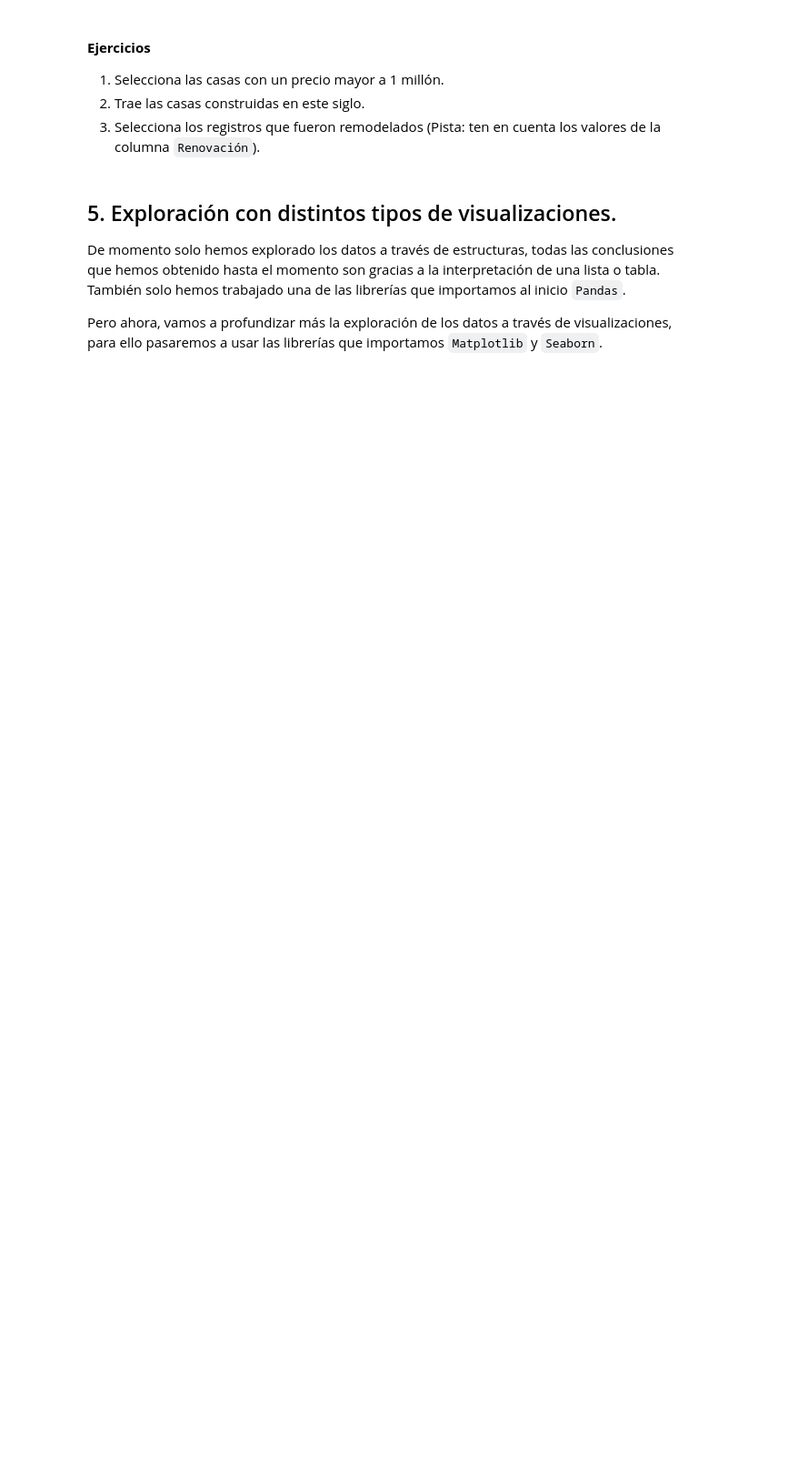
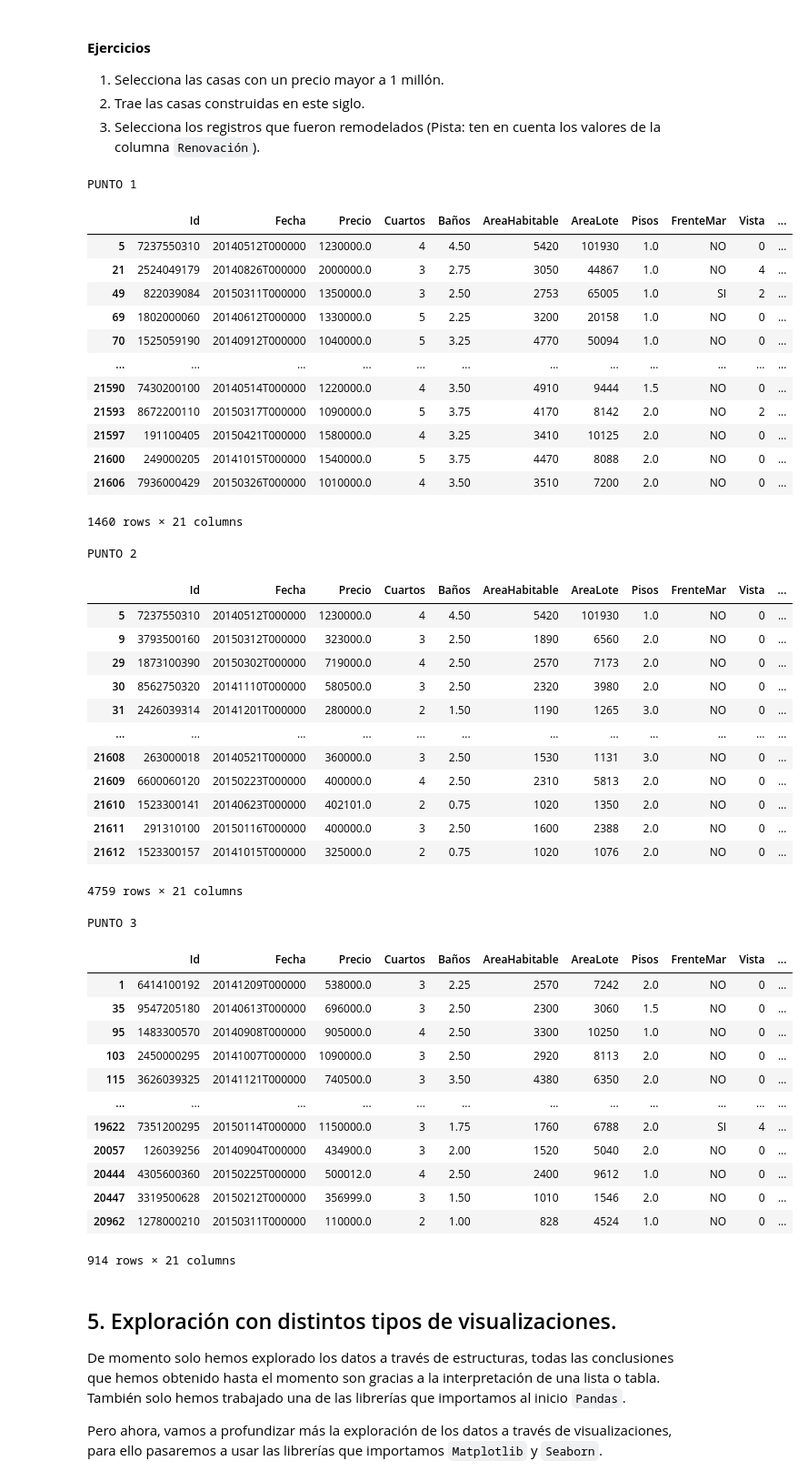
Before and after one commit to Kazzu00/MaterialDeClase-ISIS-2611, a Jupyter notebook: Prácticas/Exploración de datos/ManipulacionExploracionCalidad.ipynb, the cells around one changed output. Shown at 91% size. Cells and saved outputs as stored; diff of their text form; code cells hidden in the pictures; blank space fills up the shorter version.

```diff
--- a/Prácticas/Exploración de datos/ManipulacionExploracionCalidad.ipynb
+++ b/Prácticas/Exploración de datos/ManipulacionExploracionCalidad.ipynb
@@ -304,12 +442,58 @@ data.loc[data.loc[:,'Baños']>1]
 # %%
 # Punto 1
 print("PUNTO 1")
+display(data.loc[data.loc[:,'Precio']> 1000000])
 
 # Punto 2
 print("PUNTO 2")
+display(data.loc[data.loc[:,'Años'] >= 2000])
 
 # Punto 3
 print("PUNTO 3")
+display(data.loc[data.loc[:,'Renovación'] >= 1])
+# %% [output]
+PUNTO 1
+|  | Id | Fecha | Precio | Cuartos | Baños | AreaHabitable | AreaLote | Pisos | FrenteMar | Vista | ... |
+| 5 | 7237550310 | 20140512T000000 | 1230000.0 | 4 | 4.50 | 5420 | 101930 | 1.0 | NO | 0 | ... |
+| 21 | 2524049179 | 20140826T000000 | 2000000.0 | 3 | 2.75 | 3050 | 44867 | 1.0 | NO | 4 | ... |
+| 49 | 822039084 | 20150311T000000 | 1350000.0 | 3 | 2.50 | 2753 | 65005 | 1.0 | SI | 2 | ... |
+| 69 | 1802000060 | 20140612T000000 | 1330000.0 | 5 | 2.25 | 3200 | 20158 | 1.0 | NO | 0 | ... |
+| 70 | 1525059190 | 20140912T000000 | 1040000.0 | 5 | 3.25 | 4770 | 50094 | 1.0 | NO | 0 | ... |
+| ... | ... | ... | ... | ... | ... | ... | ... | ... | ... | ... | ... |
+| 21590 | 7430200100 | 20140514T000000 | 1220000.0 | 4 | 3.50 | 4910 | 9444 | 1.5 | NO | 0 | ... |
+| 21593 | 8672200110 | 20150317T000000 | 1090000.0 | 5 | 3.75 | 4170 | 8142 | 2.0 | NO | 2 | ... |
+| 21597 | 191100405 | 20150421T000000 | 1580000.0 | 4 | 3.25 | 3410 | 10125 | 2.0 | NO | 0 | ... |
+| 21600 | 249000205 | 20141015T000000 | 1540000.0 | 5 | 3.75 | 4470 | 8088 | 2.0 | NO | 0 | ... |
+| 21606 | 7936000429 | 20150326T000000 | 1010000.0 | 4 | 3.50 | 3510 | 7200 | 2.0 | NO | 0 | ... |
+1460 rows × 21 columns
+PUNTO 2
+|  | Id | Fecha | Precio | Cuartos | Baños | AreaHabitable | AreaLote | Pisos | FrenteMar | Vista | ... |
+| 5 | 7237550310 | 20140512T000000 | 1230000.0 | 4 | 4.50 | 5420 | 101930 | 1.0 | NO | 0 | ... |
+| 9 | 3793500160 | 20150312T000000 | 323000.0 | 3 | 2.50 | 1890 | 6560 | 2.0 | NO | 0 | ... |
+| 29 | 1873100390 | 20150302T000000 | 719000.0 | 4 | 2.50 | 2570 | 7173 | 2.0 | NO | 0 | ... |
+| 30 | 8562750320 | 20141110T000000 | 580500.0 | 3 | 2.50 | 2320 | 3980 | 2.0 | NO | 0 | ... |
+| 31 | 2426039314 | 20141201T000000 | 280000.0 | 2 | 1.50 | 1190 | 1265 | 3.0 | NO | 0 | ... |
+| ... | ... | ... | ... | ... | ... | ... | ... | ... | ... | ... | ... |
+| 21608 | 263000018 | 20140521T000000 | 360000.0 | 3 | 2.50 | 1530 | 1131 | 3.0 | NO | 0 | ... |
+| 21609 | 6600060120 | 20150223T000000 | 400000.0 | 4 | 2.50 | 2310 | 5813 | 2.0 | NO | 0 | ... |
+| 21610 | 1523300141 | 20140623T000000 | 402101.0 | 2 | 0.75 | 1020 | 1350 | 2.0 | NO | 0 | ... |
+| 21611 | 291310100 | 20150116T000000 | 400000.0 | 3 | 2.50 | 1600 | 2388 | 2.0 | NO | 0 | ... |
+| 21612 | 1523300157 | 20141015T000000 | 325000.0 | 2 | 0.75 | 1020 | 1076 | 2.0 | NO | 0 | ... |
+4759 rows × 21 columns
+PUNTO 3
+|  | Id | Fecha | Precio | Cuartos | Baños | AreaHabitable | AreaLote | Pisos | FrenteMar | Vista | ... |
+| 1 | 6414100192 | 20141209T000000 | 538000.0 | 3 | 2.25 | 2570 | 7242 | 2.0 | NO | 0 | ... |
+| 35 | 9547205180 | 20140613T000000 | 696000.0 | 3 | 2.50 | 2300 | 3060 | 1.5 | NO | 0 | ... |
+| 95 | 1483300570 | 20140908T000000 | 905000.0 | 4 | 2.50 | 3300 | 10250 | 1.0 | NO | 0 | ... |
+| 103 | 2450000295 | 20141007T000000 | 1090000.0 | 3 | 2.50 | 2920 | 8113 | 2.0 | NO | 0 | ... |
+| 115 | 3626039325 | 20141121T000000 | 740500.0 | 3 | 3.50 | 4380 | 6350 | 2.0 | NO | 0 | ... |
+| ... | ... | ... | ... | ... | ... | ... | ... | ... | ... | ... | ... |
+| 19622 | 7351200295 | 20150114T000000 | 1150000.0 | 3 | 1.75 | 1760 | 6788 | 2.0 | SI | 4 | ... |
+| 20057 | 126039256 | 20140904T000000 | 434900.0 | 3 | 2.00 | 1520 | 5040 | 2.0 | NO | 0 | ... |
+| 20444 | 4305600360 | 20150225T000000 | 500012.0 | 4 | 2.50 | 2400 | 9612 | 1.0 | NO | 0 | ... |
+| 20447 | 3319500628 | 20150212T000000 | 356999.0 | 3 | 1.50 | 1010 | 1546 | 2.0 | NO | 0 | ... |
+| 20962 | 1278000210 | 20150311T000000 | 110000.0 | 2 | 1.00 | 828 | 4524 | 1.0 | NO | 0 | ... |
+914 rows × 21 columns
 # %% [markdown]
 ## 5. Exploración con distintos tipos de visualizaciones.
 
```
Also changed, not shown: parts of 30 cells of this notebook.
